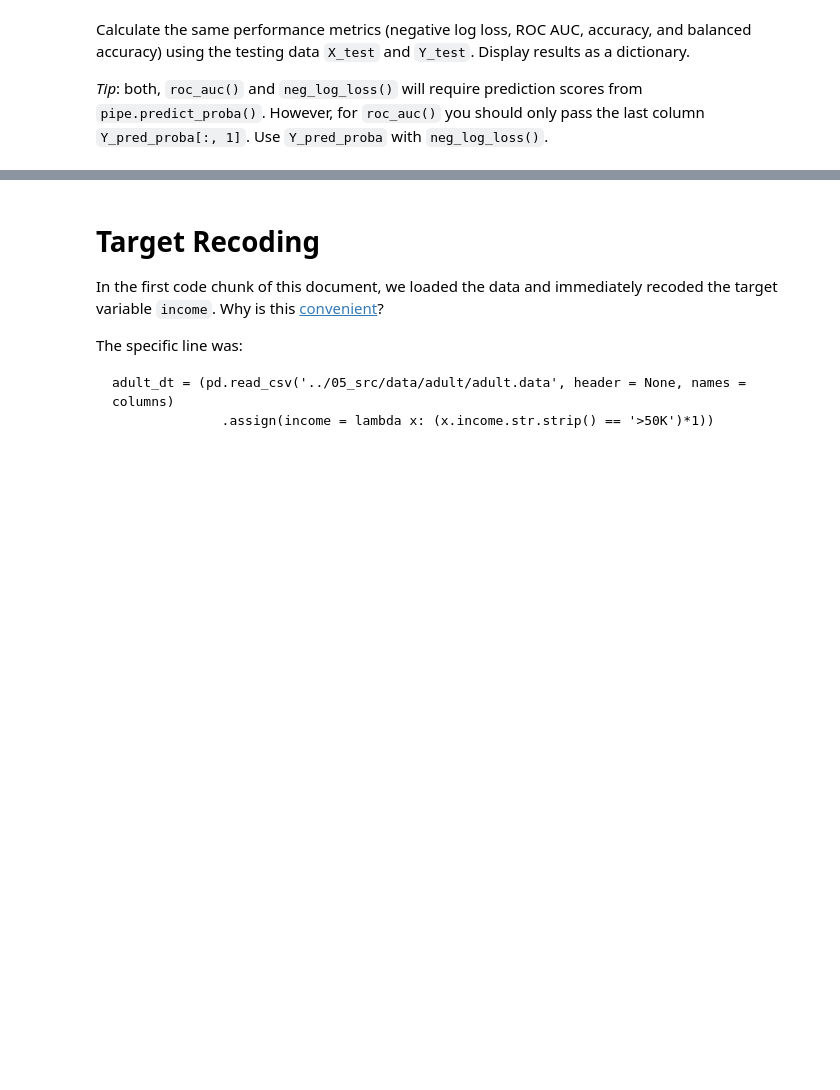
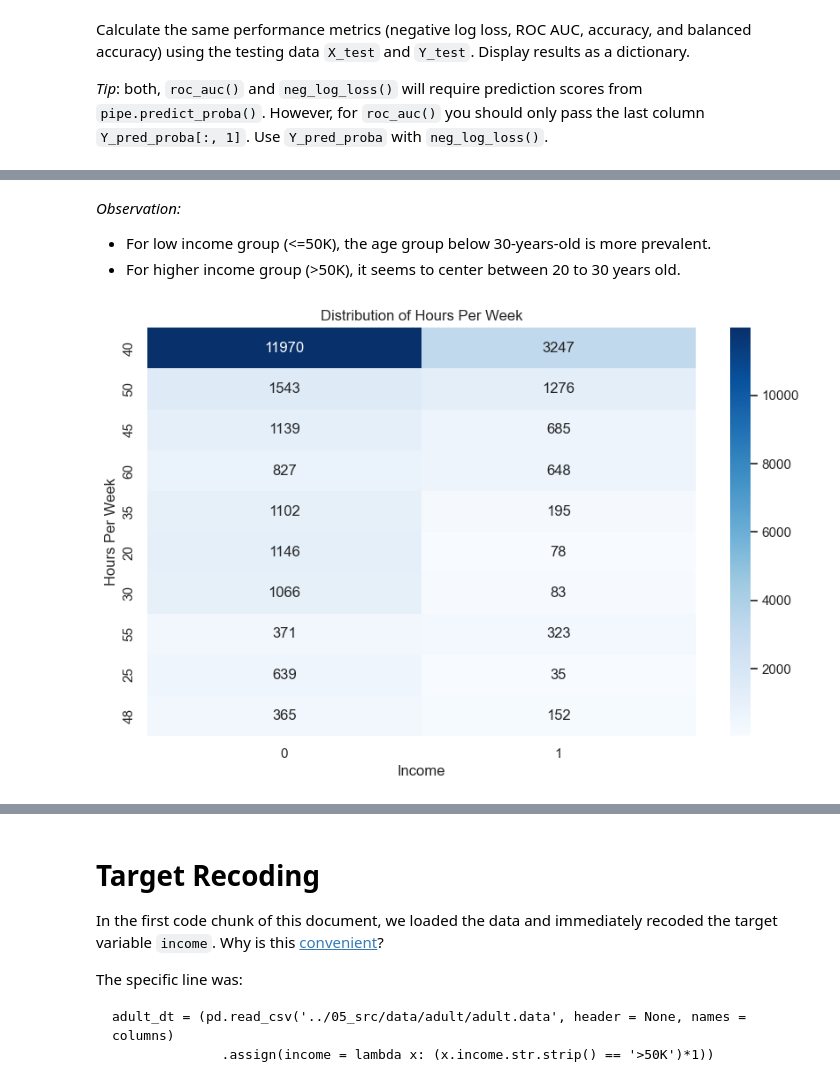
Before and after one commit to lee-data/production, a Jupyter notebook: 02_activities/assignments/assignment_2_submission.ipynb, the cells around one changed output, grey strips where cells are left out. Drawn from its saved outputs; the diff is of its cells as text; code cells hidden in the pictures; blank space fills up the shorter version.

```diff
--- a/02_activities/assignments/assignment_2_submission.ipynb
+++ b/02_activities/assignments/assignment_2_submission.ipynb
@@ -493,0 +621,30 @@ TEST set - Performance Metrics:
+# %% [markdown]
+*Observation:*
+- For low income group (<=50K), the age group below 30-years-old is more prevalent.
+- For higher income group (>50K), it seems to center between 20 to 30 years old.
+# %%
+# Choose a top feature
+top_feature = 'hours-per-week'
+
+# Group by top feature and target (income), counting occurrences
+income_distribution = adult_dt.groupby([top_feature, 'income']).size().unstack().fillna(0)
+
+# Get the top 1 value for the top feature
+top_values = income_distribution.sum(axis=1).nlargest(10).index
+
+# Filter the data to include only the top 1 value
+income_distribution_top_values = income_distribution.loc[top_values]
+
+# Expand the numbers instead of using scientific notation
+pd.options.display.float_format = '{:.0f}'.format
+
+# Heatmap for Income Distribution by Top 1 Capital-Gain value
+plt.figure(figsize=(10, 6))
+sns.heatmap(income_distribution_top_values, annot=True, cmap='Blues', fmt='.0f')  # Use fmt='.0f' for integer formatting
+
+plt.title('Distribution of Hours Per Week')
+plt.xlabel('Income')
+plt.ylabel('Hours Per Week')
+plt.show()
+# %% [output]
+[figure, added]
```
Also changed, not shown: parts of 20 cells of this notebook.
